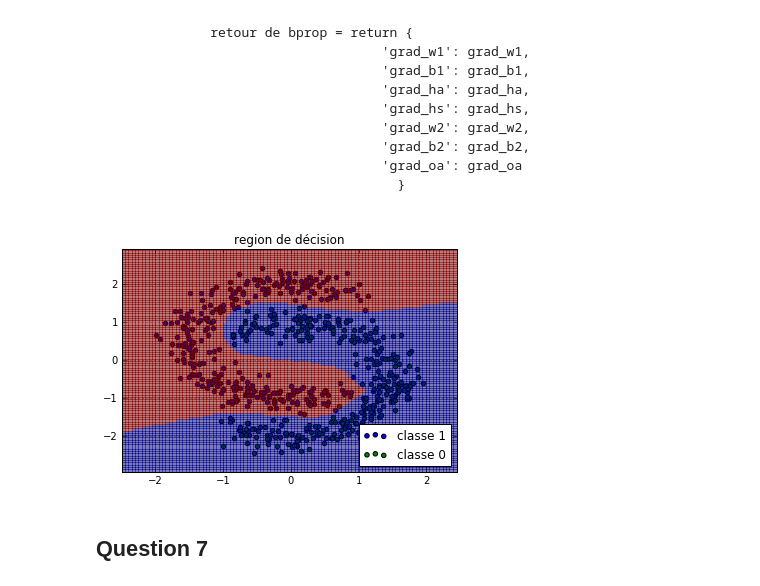
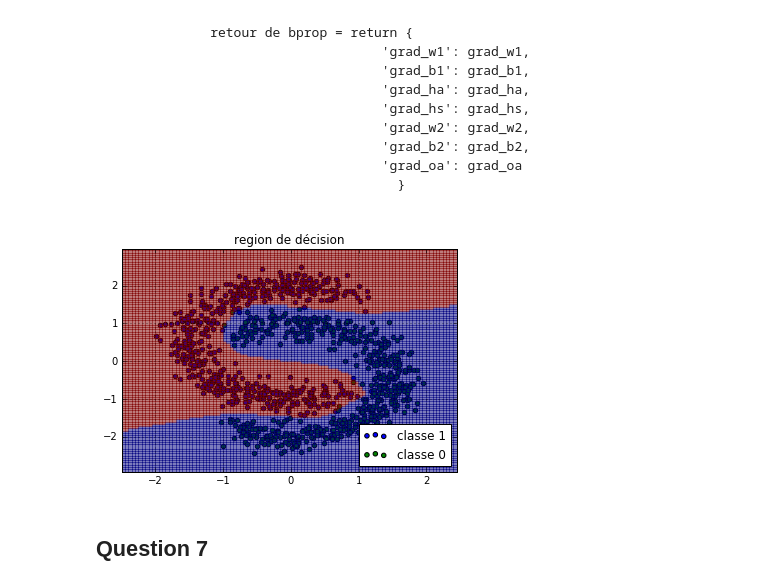
Before and after one commit to mabounassif/IFT6390, a Jupyter notebook: devoirs/d2/D2_p1_7a.ipynb, the cells around one changed output. Cells and saved outputs as stored; diff of their text form; code cells hidden in the pictures.

```diff
--- a/devoirs/d2/D2_p1_7a.ipynb
+++ b/devoirs/d2/D2_p1_7a.ipynb
@@ -268,21 +268,21 @@ Question 6: Processus d'adaptation en lots de K exemples:
 # %%
 from code.mlp_batch import MLPBatch
 
 dh = 300
 d = 2
 m = 2
 k = 100
 iterations = 1000
 epsilon = 1e-5
 
 lamdas = np.matrix([[0.001, 0.0001],[0.001, 0.00006]])
 learning_rate = 0.019
 
 nnet_batch = MLPBatch(d, m, dh, epsilon)
 nnet_batch.train(train, target, lamdas, learning_rate , k, iterations=iterations)
-nnet_batch.show_decision_regions(MoonTrain)
+nnet_batch.show_decision_regions(data)
 # %% [output]
-[figure, old version]
+[figure, new version]
 # %% [markdown]
 ## Question 7
 # %% [markdown]
```
Also changed, not shown: parts of 6 cells of this notebook, 5 other files.
